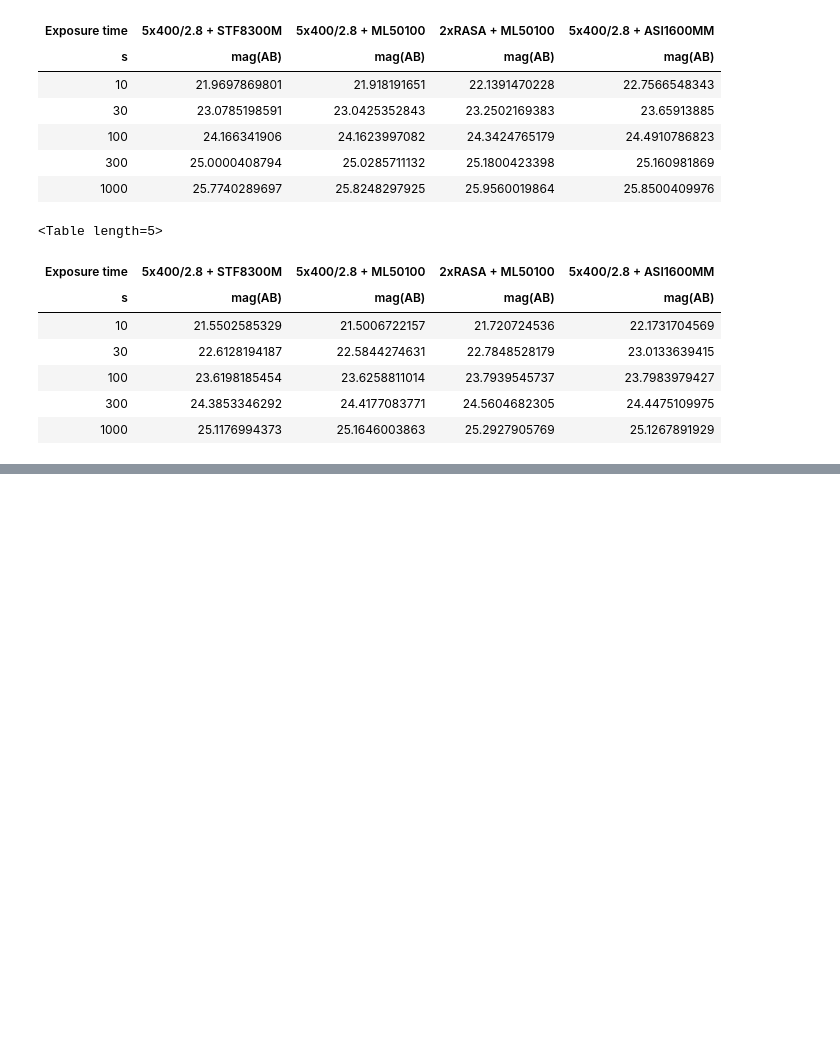
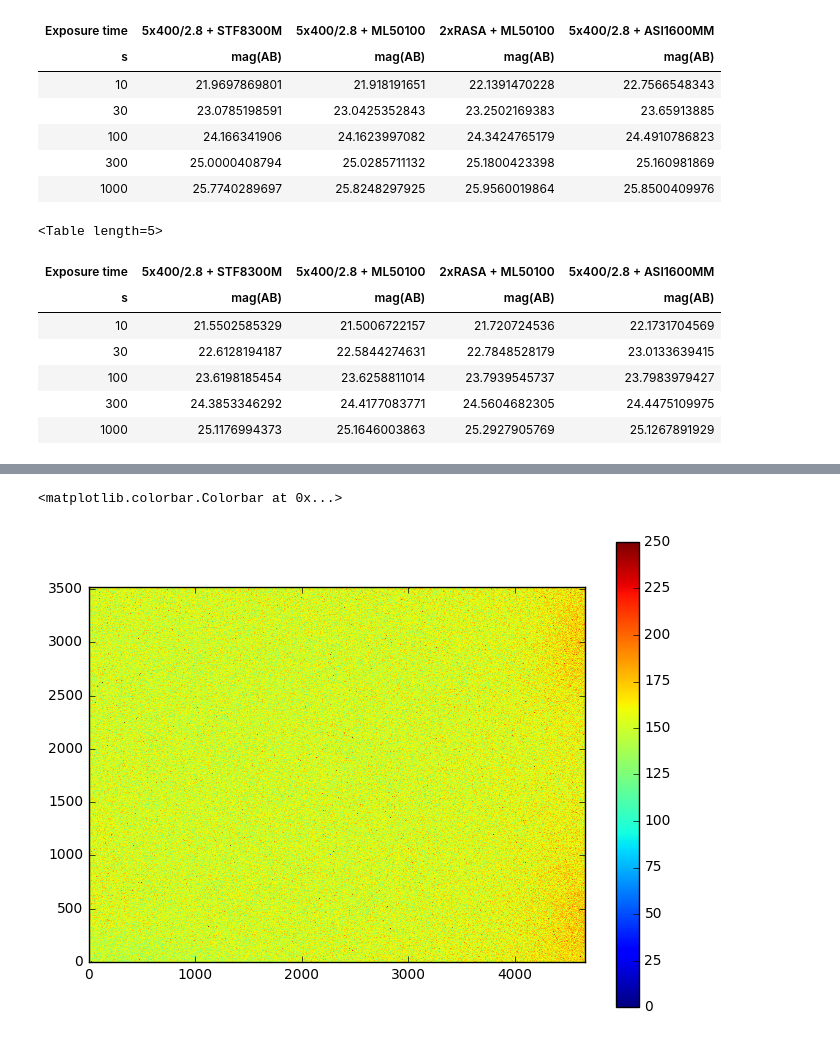
Before and after one commit to AnthonyHorton/signal-to-noise, a Jupyter notebook: Huntsman SNR.ipynb, the cells around one changed output, grey strips where cells are left out. Drawn from its saved outputs; the diff is of its cells as text; code cells hidden in the pictures; blank space fills up the shorter version.

```diff
--- a/Huntsman SNR.ipynb
+++ b/Huntsman SNR.ipynb
@@ -532,3 +547,7 @@ z=y/0.4
 print(z)
 # %%
 lgi2[0]-lgi1[0]
+# %%
+from astropy.io import fits
+hdulist = fits.open('resources/300s.fit')
+hdu=hdulist[0]
@@ -534,0 +578,6 @@ lgi2[0]-lgi1[0]
+# %%
+plt.imshow(hdu.data, origin='lower', vmin=0, vmax=250)
+plt.colorbar()
+# %% [output]
+<matplotlib.colorbar.Colorbar at 0x...>
+[figure, added]
```
Also changed, not shown: parts of 4 cells of this notebook, 2 other files.
